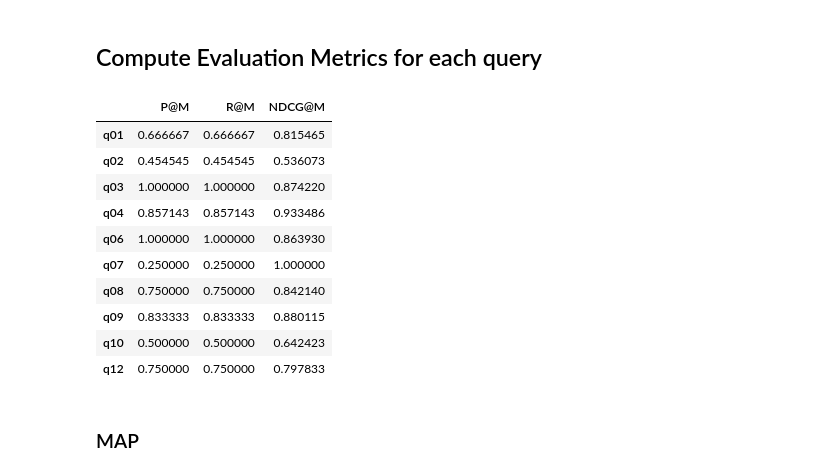
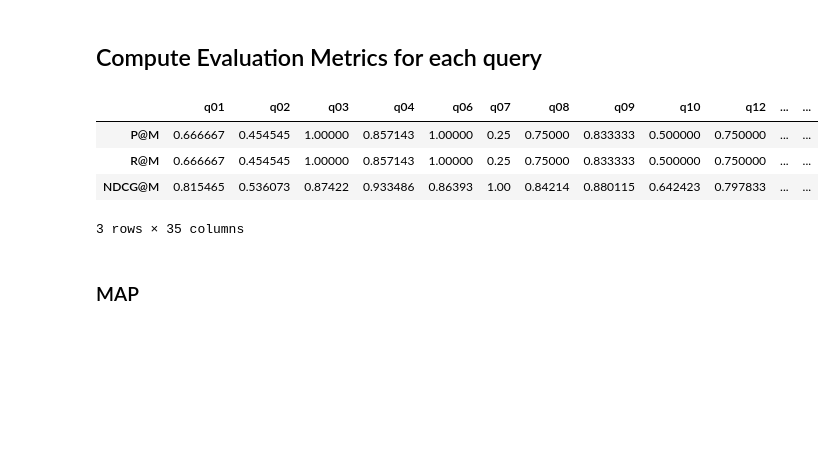
Before and after one commit to imsarmiento/NLP_202110, a Jupyter notebook: HW1/RRDV.ipynb, the cells around one changed output. Cells and saved outputs as stored; diff of their text form; code cells hidden in the pictures; blank space fills up the shorter version.

```diff
--- a/HW1/RRDV.ipynb
+++ b/HW1/RRDV.ipynb
@@ -52,11 +52,14 @@ def tokenization(documentos):
     :param documentos:
     :return:
     """
+
     nltk_stop_words_en = set(nltk.corpus.stopwords.words("english"))
     wordnet_lemmatizer = nltk.stem.WordNetLemmatizer()
 
     word_tok = {key: nltk.word_tokenize(doc) for key, doc in documentos.items()}
-    word_tok_sw = {key: [token for token in doc if token not in nltk_stop_words_en] for key, doc in word_tok.items()}
+    word_tok_sw = {key: [token for token in doc
+                         if token.isalnum() and token not in nltk_stop_words_en]
+                   for key, doc in word_tok.items()}
     nltk_lemmaList = {key: [wordnet_lemmatizer.lemmatize(word) for word in doc] for key, doc in word_tok_sw.items()}
 
     return nltk_lemmaList
@@ -479,42 +479,36 @@ print(recall_at_k(bin_results['q01'], 3, 3))
 # %%
 def evaluation_metric(bin_queries, query_index, scaled_results):
     """
 
     :param bin_queries: Diccionario con valores {query Key: vector}, donde el vector corresponde a una lista
     con la representación binaria de un de los resultados encontrados para una query con relación a los dados
     en el archivo de evaluación. Ej, para q01, los relevantes son: d186,d254,d016. El RRDV devuelve d254, d016,
     d153. Por ende, la representación binaria de q01, en el orden del archivo de evaluación es: [0, 1, 1]
     :param query_index: Lista con los ids de las queries. ['qo1', 'qo2', ...]
     :param scaled_results: Representación escalada de los resultados de las queries usando la escala dada en el
     archivo de evaluación. Ej, q01 pasa de [0, 1, 1] a [0, 5, 5]
     :return: Un dataframe con el cálculo del P@M, r@M y NDCG@M para cada query
     """
     COLUMNS = ['P@M', 'R@M', 'NDCG@M']
     records = []
     for query, bin_vec in bin_queries.items():
         scaled = scaled_results[query]
         M = len(bin_vec)
         pm = precision_at_k(bin_vec, M)
         rm = recall_at_k(bin_vec, M, M)
         ndcg = ndcg_at_k(scaled, M)
         records.append([pm, rm, ndcg])
 
     return pd.DataFrame.from_records(records, index=query_index, columns=COLUMNS)
 
 metrics = evaluation_metric(bin_results, queries_index, scaled_results)
-metrics.head(10)
+metrics.transpose()
 # %% [output]
-|  | P@M | R@M | NDCG@M |
-| q01 | 0.666667 | 0.666667 | 0.815465 |
-| q02 | 0.454545 | 0.454545 | 0.536073 |
-| q03 | 1.000000 | 1.000000 | 0.874220 |
-| q04 | 0.857143 | 0.857143 | 0.933486 |
-| q06 | 1.000000 | 1.000000 | 0.863930 |
-| q07 | 0.250000 | 0.250000 | 1.000000 |
-| q08 | 0.750000 | 0.750000 | 0.842140 |
-| q09 | 0.833333 | 0.833333 | 0.880115 |
-| q10 | 0.500000 | 0.500000 | 0.642423 |
-| q12 | 0.750000 | 0.750000 | 0.797833 |
+|  | q01 | q02 | q03 | q04 | q06 | q07 | q08 | q09 | q10 | q12 | ... | ... |
+| P@M | 0.666667 | 0.454545 | 1.00000 | 0.857143 | 1.00000 | 0.25 | 0.75000 | 0.833333 | 0.500000 | 0.750000 | ... | ... |
+| R@M | 0.666667 | 0.454545 | 1.00000 | 0.857143 | 1.00000 | 0.25 | 0.75000 | 0.833333 | 0.500000 | 0.750000 | ... | ... |
+| NDCG@M | 0.815465 | 0.536073 | 0.87422 | 0.933486 | 0.86393 | 1.00 | 0.84214 | 0.880115 | 0.642423 | 0.797833 | ... | ... |
+3 rows × 35 columns
 # %% [markdown]
 ### MAP
 # %%
```
Also changed, not shown: parts of 5 cells of this notebook, 1 other file.
